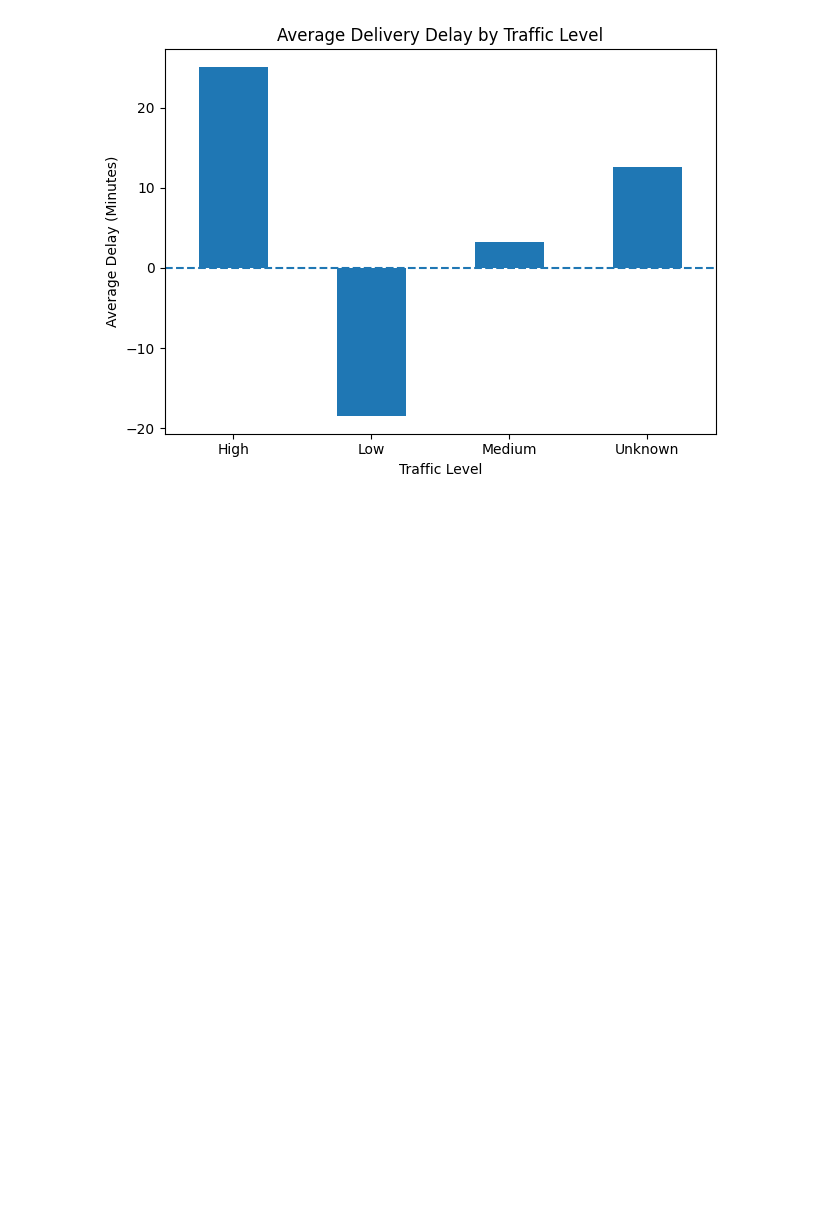
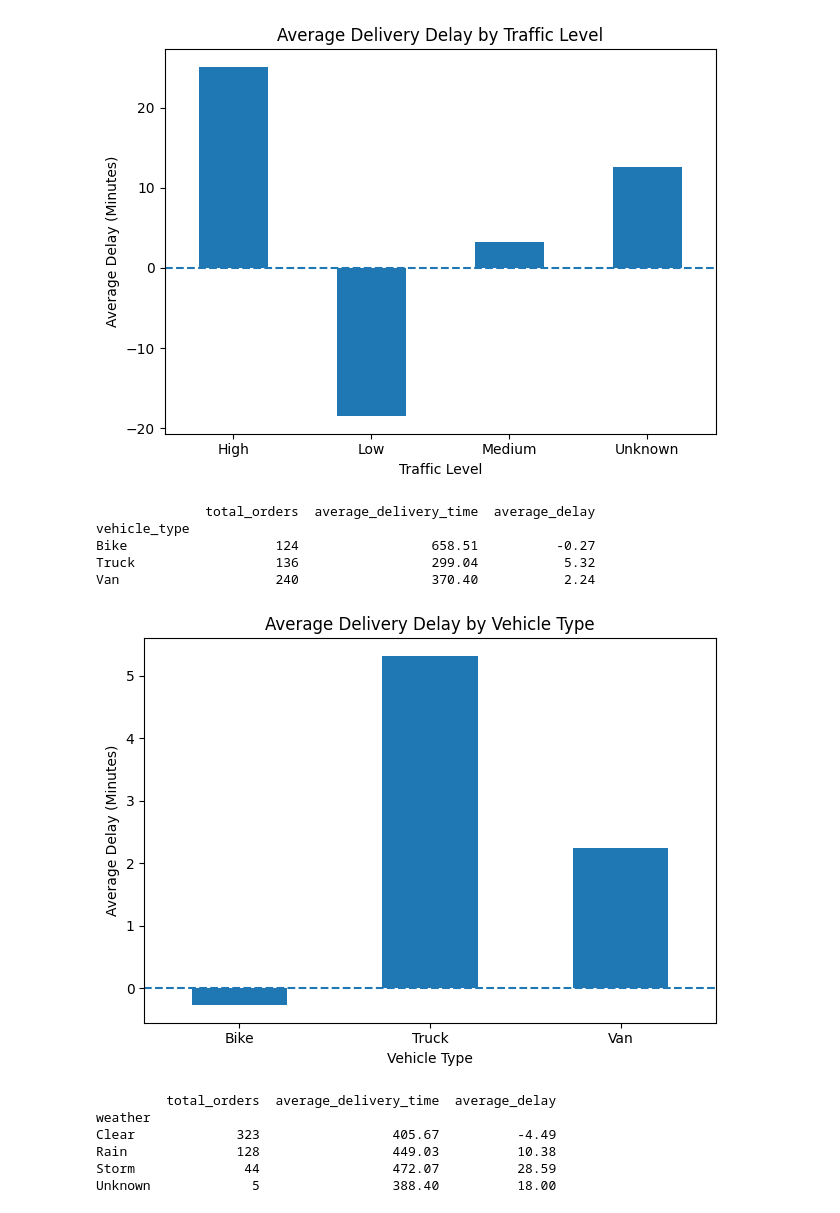
Before and after one commit to RohanSNikam/Logistics-Delivery-Time-Analysis, a Jupyter notebook: notebooks/logistics_delivery_analysis.ipynb, the cells around one changed output. Cells and saved outputs as stored; diff of their text form; code cells hidden in the pictures; blank space fills up the shorter version.

```diff
--- a/notebooks/logistics_delivery_analysis.ipynb
+++ b/notebooks/logistics_delivery_analysis.ipynb
@@ -245,3 +245,53 @@ plt.tight_layout()
 plt.show()
 # %% [output]
 [figure]
+# %%
+
+# Step 11: Analyze delivery performance by vehicle type
+
+vehicle_analysis = cleaned_data.groupby("vehicle_type").agg(
+    total_orders=("order_id", "count"),
+    average_delivery_time=("actual_delivery_minutes", "mean"),
+    average_delay=("delay_minutes", "mean")
+).round(2)
+
+print(vehicle_analysis)
+# %% [output]
+              total_orders  average_delivery_time  average_delay
+vehicle_type
+Bike                   124                 658.51          -0.27
+Truck                  136                 299.04           5.32
+Van                    240                 370.40           2.24
+# %%
+
+# Step 12: Compare average delivery delay by vehicle
+
+vehicle_analysis["average_delay"].plot(kind="bar")
+
+plt.title("Average Delivery Delay by Vehicle Type")
+plt.xlabel("Vehicle Type")
+plt.ylabel("Average Delay (Minutes)")
+plt.axhline(y=0, linestyle="--")
+plt.xticks(rotation=0)
+plt.tight_layout()
+plt.show()
+# %% [output]
+[figure, added]
+# %%
+
+# Step 13: Analyze delivery performance by weather
+
+weather_analysis = cleaned_data.groupby("weather").agg(
+    total_orders=("order_id", "count"),
+    average_delivery_time=("actual_delivery_minutes", "mean"),
+    average_delay=("delay_minutes", "mean")
+).round(2)
+
+print(weather_analysis)
+# %% [output]
+         total_orders  average_delivery_time  average_delay
+weather
+Clear             323                 405.67          -4.49
+Rain              128                 449.03          10.38
+Storm              44                 472.07          28.59
+Unknown             5                 388.40          18.00
```
Also changed, not shown: parts of 21 cells of this notebook.
